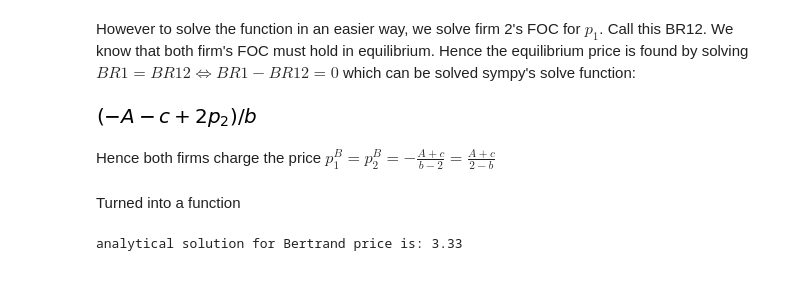
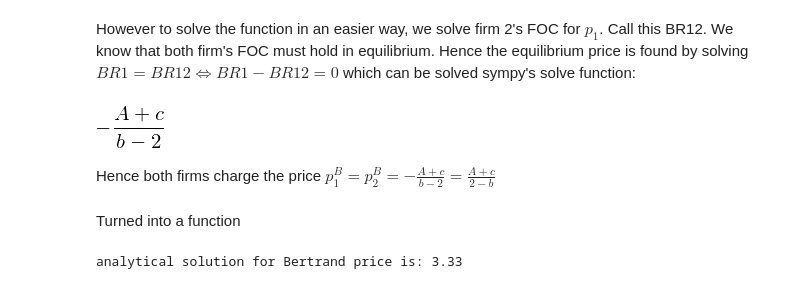
Before and after one commit to NumEconCopenhagen/projects-2019-peter-larsens-kaffe-m-havre, a Jupyter notebook: modelproject/modelproject.ipynb, the cells around one changed output. Cells and saved outputs as stored; diff of their text form; code cells hidden in the pictures.

```diff
--- a/modelproject/modelproject.ipynb
+++ b/modelproject/modelproject.ipynb
@@ -429,9 +429,10 @@ $$\left[\begin{matrix}\frac{A}{2} + \frac{b p_{2}}{2} + \frac{c}{2}\\\frac{A}{2}
 However to solve the function in an easier way, we solve firm 2's FOC for $p_1$. Call this BR12. We know that both firm's FOC must hold in equilibrium. Hence the equilibrium price is found by solving $BR1=BR12\Leftrightarrow BR1-BR12=0$ which can be solved sympy's solve function:
 # %%
 BR12=sm.solve(F2,p1)[0] # Solves Firm 2's FOC for p1.
-BR12
+MP=sm.solve(BR1-BR12,p2)[0] # In Eq p1=p2, so solve  BR1-BR12=0 for p2
+MP
 # %% [output]
-[figure, old version]
+[figure, new version]
 # %% [markdown]
 Hence both firms charge the price $p_1^{B}=p_2^{B}=-\frac{A+c}{b-2}=\frac{A+c}{2-b}$
 # %% [markdown]
```
Also changed, not shown: parts of 10 cells of this notebook, 1 other file.
